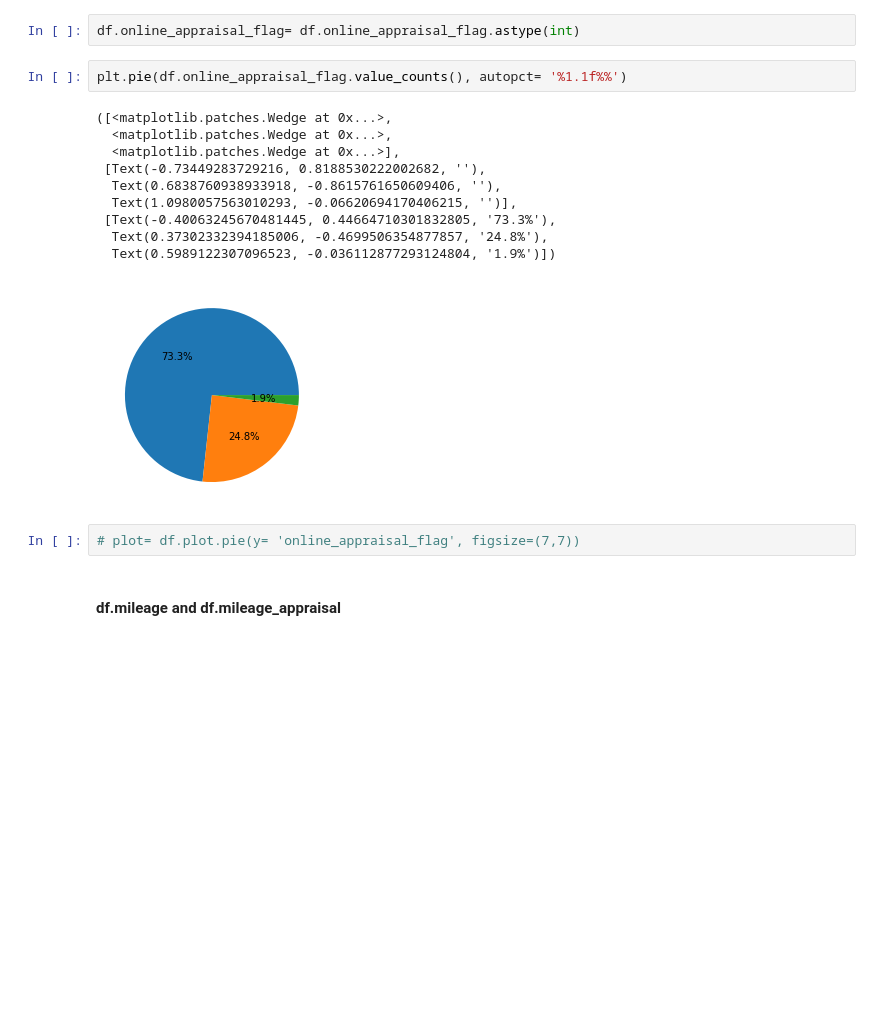
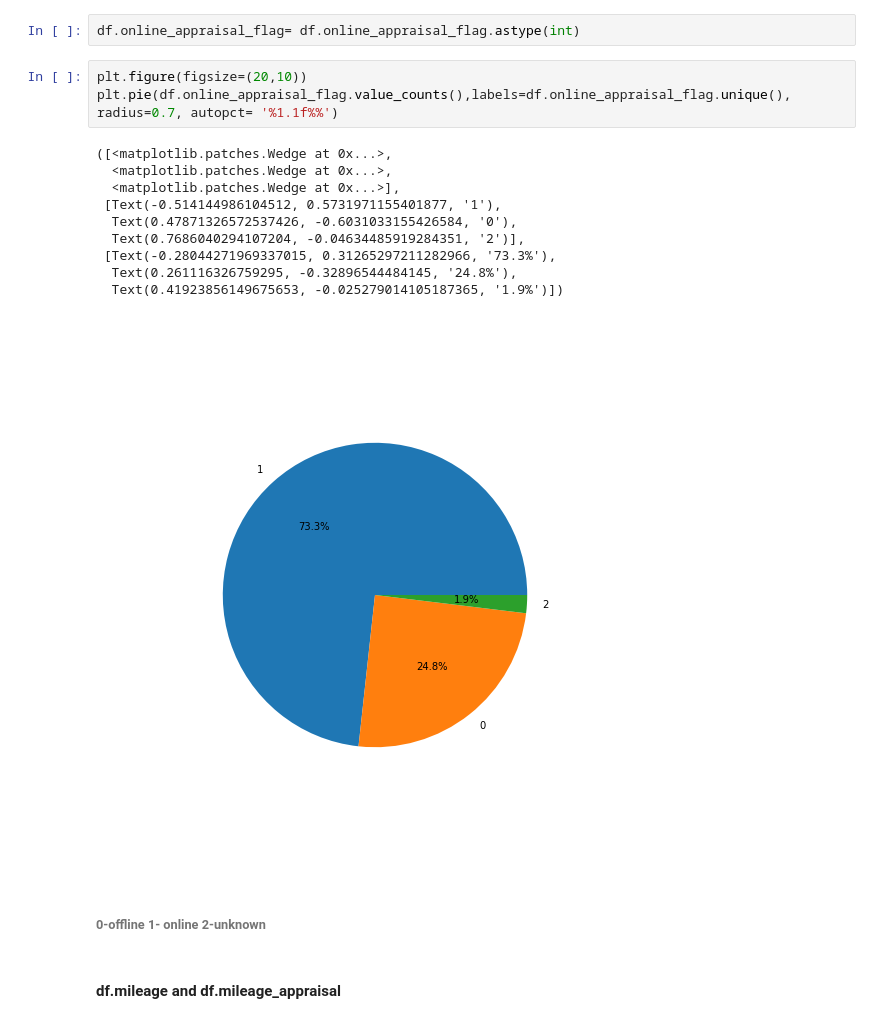
Before and after one commit to Siddharth1060/Car-recomendation-based-on-the-Cars-sold-at-Carmax, a Jupyter notebook: carmax_notebook.ipynb, the cells around one changed output. Drawn from its saved outputs; the diff is of its cells as text; blank space fills up the shorter version.

```diff
--- a/carmax_notebook.ipynb
+++ b/carmax_notebook.ipynb
@@ -196,20 +184,21 @@ df.online_appraisal_flag= df.online_appraisal_flag.replace(np.nan, '2')
 # %%
 df.online_appraisal_flag= df.online_appraisal_flag.astype(int)
 # %%
-plt.pie(df.online_appraisal_flag.value_counts(), autopct= '%1.1f%%')
+plt.figure(figsize=(20,10))
+plt.pie(df.online_appraisal_flag.value_counts(),labels=df.online_appraisal_flag.unique(), radius=0.7, autopct= '%1.1f%%')
 # %% [output]
 ([<matplotlib.patches.Wedge at 0x...>,
   <matplotlib.patches.Wedge at 0x...>,
   <matplotlib.patches.Wedge at 0x...>],
- [Text(-0.73449283729216, 0.8188530222002682, ''),
-  Text(0.6838760938933918, -0.8615761650609406, ''),
-  Text(1.0980057563010293, -0.06620694170406215, '')],
- [Text(-0.40063245670481445, 0.44664710301832805, '73.3%'),
-  Text(0.37302332394185006, -0.4699506354877857, '24.8%'),
-  Text(0.5989122307096523, -0.036112877293124804, '1.9%')])
+ [Text(-0.514144986104512, 0.5731971155401877, '1'),
+  Text(0.47871326572537426, -0.6031033155426584, '0'),
+  Text(0.7686040294107204, -0.04634485919284351, '2')],
+ [Text(-0.28044271969337015, 0.31265297211282966, '73.3%'),
+  Text(0.261116326759295, -0.32896544484145, '24.8%'),
+  Text(0.41923856149675653, -0.025279014105187365, '1.9%')])
-[figure, old version]
+[figure, new version]
-# %%
-# plot= df.plot.pie(y= 'online_appraisal_flag', figsize=(7,7))
+# %% [markdown]
+######  0-offline 1- online 2-unknown
 # %% [markdown]
 #### df.mileage and df.mileage_appraisal
 # %%
```
Also changed, not shown: parts of 47 cells of this notebook.
